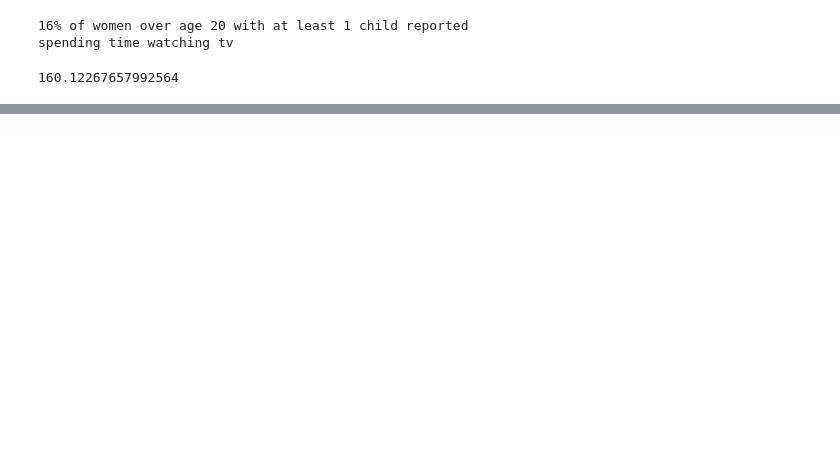
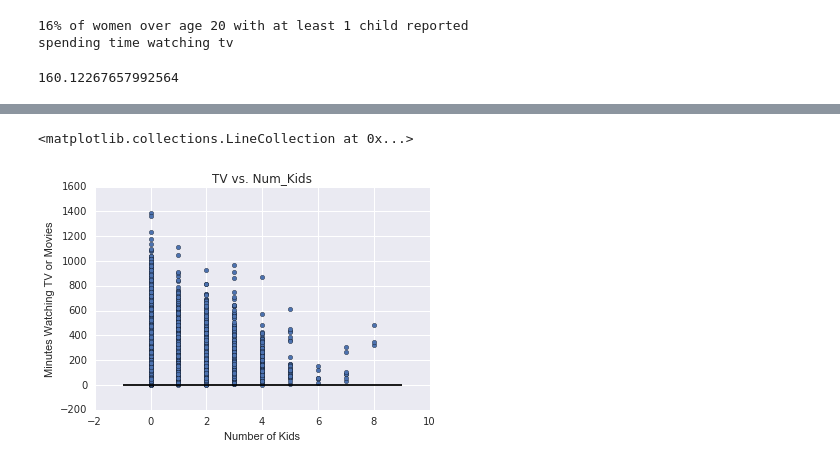
Before and after one commit to JonathanKross/atus-analysis, a Jupyter notebook: scratch.ipynb, the cells around one changed output, grey strips where cells are left out. Cells and saved outputs as stored; diff of their text form; code cells hidden in the pictures; blank space fills up the shorter version.

```diff
--- a/scratch.ipynb
+++ b/scratch.ipynb
@@ -284,0 +304,10 @@ data.t110101.order(ascending=False).head()
+# %%
+tv_v_kids.plot('Num_Kids', 'TV', kind='scatter',
+                title="TV vs. Num_Kids")
+plt.xlabel('Number of Kids')
+plt.ylabel('Minutes Watching TV or Movies')
+xmin, xmax = plt.xlim()
+plt.hlines(-.2, xmin, xmax, color='black')
+# %% [output]
+<matplotlib.collections.LineCollection at 0x...>
+[figure, added]
```
Also changed, not shown: parts of 11 cells of this notebook, 1 other file.
